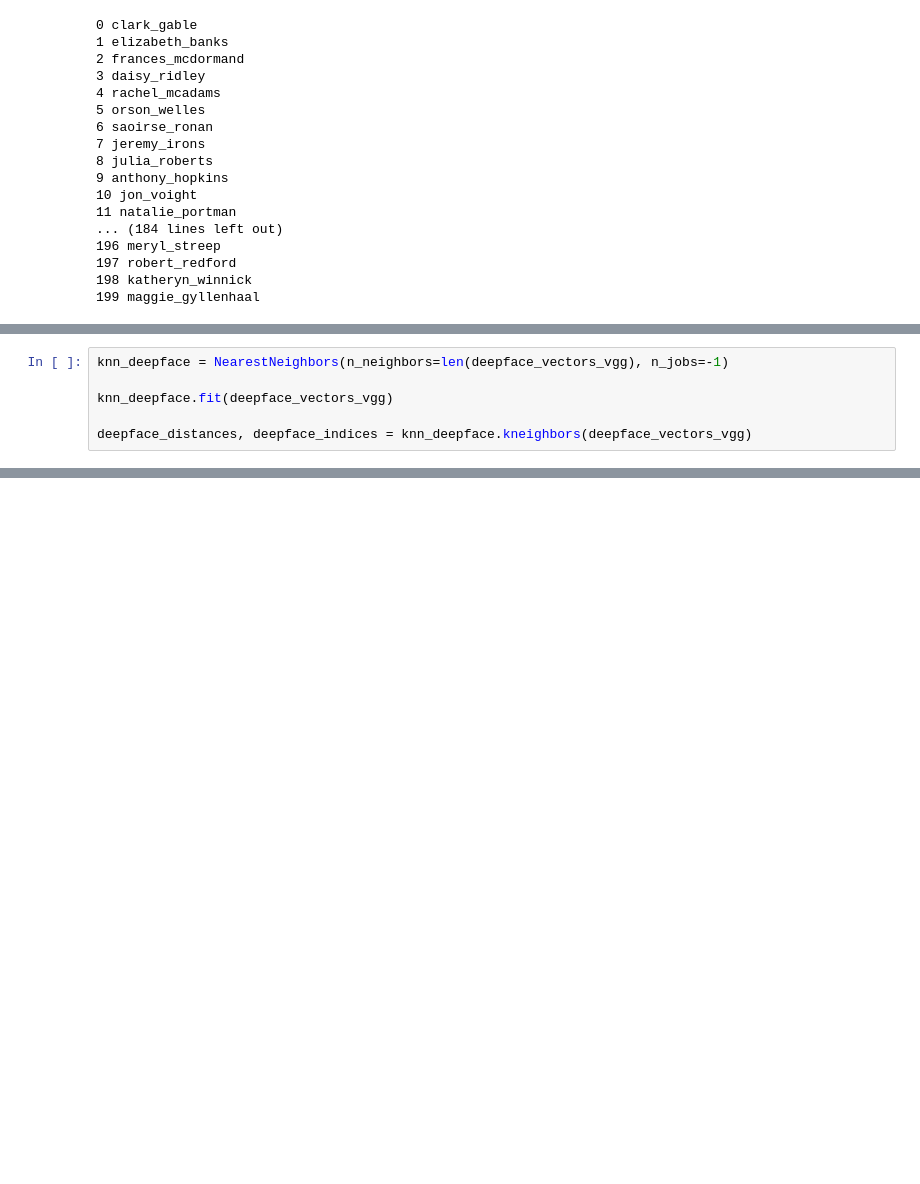
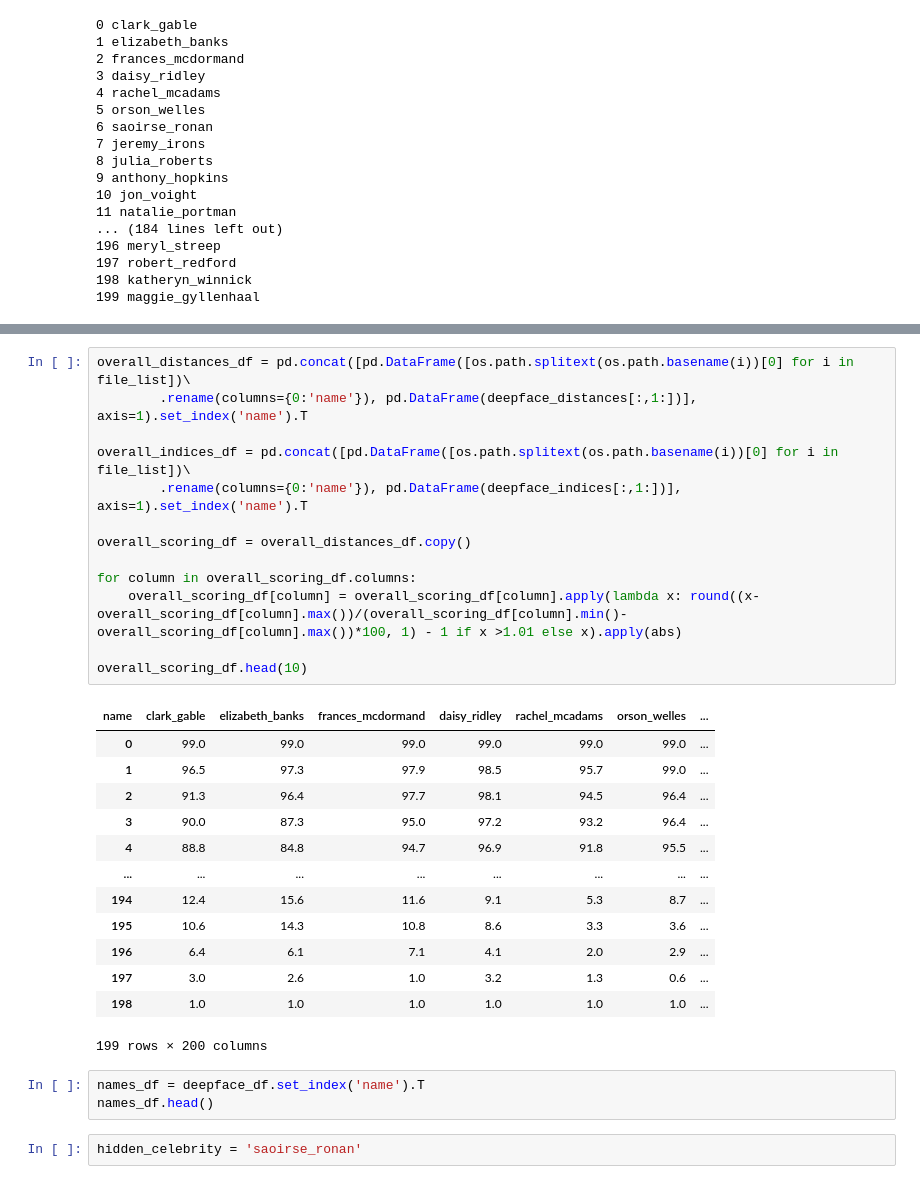
Before and after one commit to stan-kondratev/celebrities-identification-quest, a Jupyter notebook: model.ipynb, the cells around one changed output, grey strips where cells are left out. Saved outputs shown, nothing was run; the diff lists cells and outputs as text; blank space fills up the shorter version.

```diff
--- a/model.ipynb
+++ b/model.ipynb
@@ -211,6 +89,0 @@ deepface_vectors_vgg = np.array([np.array(DeepFace.represent(i, model_name='VGG-
-# %%
-knn_deepface = NearestNeighbors(n_neighbors=len(deepface_vectors_vgg), n_jobs=-1)
-
-knn_deepface.fit(deepface_vectors_vgg)
-
-deepface_distances, deepface_indices = knn_deepface.kneighbors(deepface_vectors_vgg)
@@ -267,0 +101,32 @@ deepface_df[deepface_df['name']=='jim_carrey']
+# %%
+overall_distances_df = pd.concat([pd.DataFrame([os.path.splitext(os.path.basename(i))[0] for i in file_list])\
+        .rename(columns={0:'name'}), pd.DataFrame(deepface_distances[:,1:])], axis=1).set_index('name').T
+
+overall_indices_df = pd.concat([pd.DataFrame([os.path.splitext(os.path.basename(i))[0] for i in file_list])\
+        .rename(columns={0:'name'}), pd.DataFrame(deepface_indices[:,1:])], axis=1).set_index('name').T
+
+overall_scoring_df = overall_distances_df.copy()
+
+for column in overall_scoring_df.columns:
+    overall_scoring_df[column] = overall_scoring_df[column].apply(lambda x: round((x- overall_scoring_df[column].max())/(overall_scoring_df[column].min()-overall_scoring_df[column].max())*100, 1) - 1 if x >1.01 else x).apply(abs)
+
+overall_scoring_df.head(10)
+# %% [output]
+| name | clark_gable | elizabeth_banks | frances_mcdormand | daisy_ridley | rachel_mcadams | orson_welles | ... |
+| 0 | 99.0 | 99.0 | 99.0 | 99.0 | 99.0 | 99.0 | ... |
+| 1 | 96.5 | 97.3 | 97.9 | 98.5 | 95.7 | 99.0 | ... |
+| 2 | 91.3 | 96.4 | 97.7 | 98.1 | 94.5 | 96.4 | ... |
+| 3 | 90.0 | 87.3 | 95.0 | 97.2 | 93.2 | 96.4 | ... |
+| 4 | 88.8 | 84.8 | 94.7 | 96.9 | 91.8 | 95.5 | ... |
+| ... | ... | ... | ... | ... | ... | ... | ... |
+| 194 | 12.4 | 15.6 | 11.6 | 9.1 | 5.3 | 8.7 | ... |
+| 195 | 10.6 | 14.3 | 10.8 | 8.6 | 3.3 | 3.6 | ... |
+| 196 | 6.4 | 6.1 | 7.1 | 4.1 | 2.0 | 2.9 | ... |
+| 197 | 3.0 | 2.6 | 1.0 | 3.2 | 1.3 | 0.6 | ... |
+| 198 | 1.0 | 1.0 | 1.0 | 1.0 | 1.0 | 1.0 | ... |
+199 rows × 200 columns
+# %%
+names_df = deepface_df.set_index('name').T
+names_df.head()
+# %%
+hidden_celebrity = 'saoirse_ronan'
```
Also changed, not shown: parts of 27 cells of this notebook.
